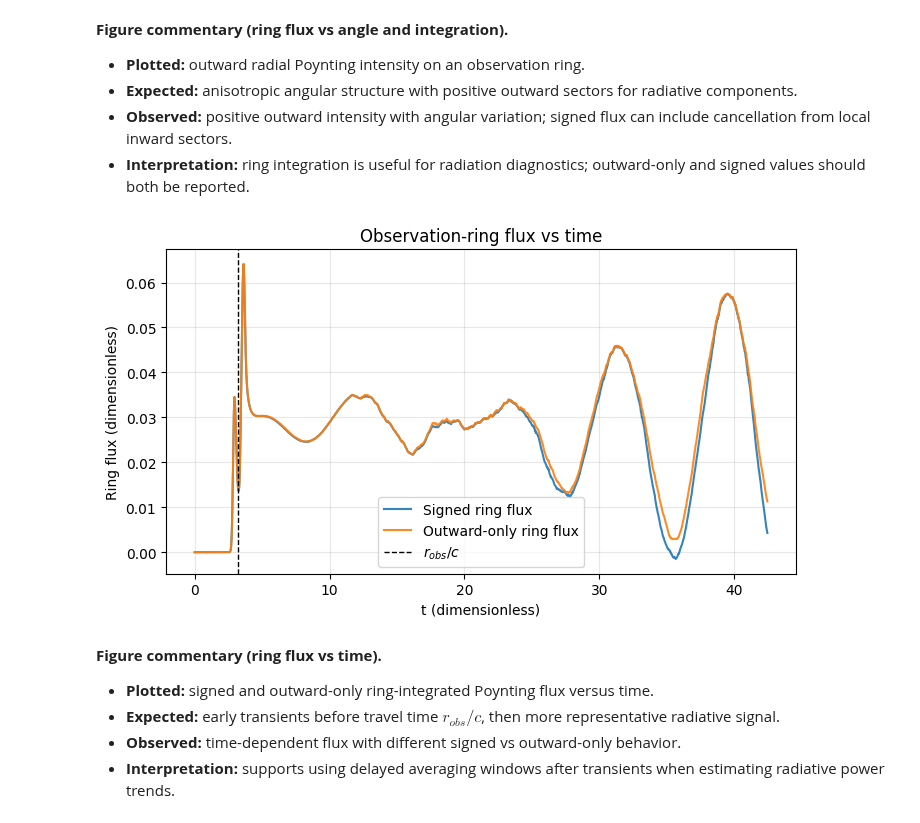
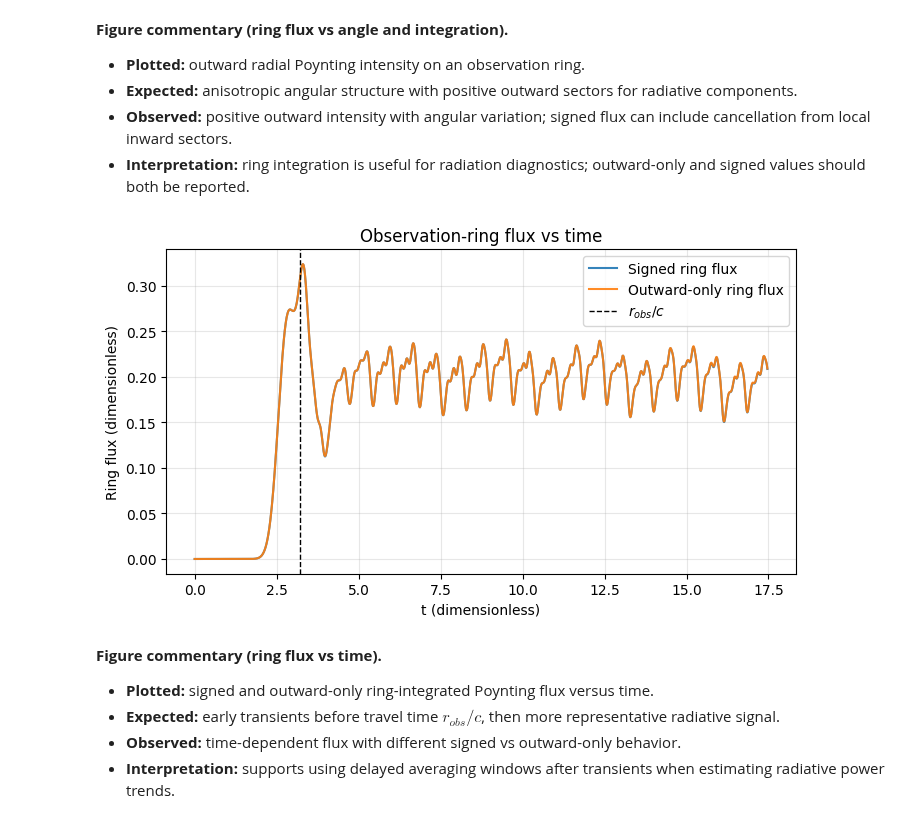
Before and after one commit to joshuaclavecillas/computational-physics, a Jupyter notebook: rotating_amorphous_dipole_fdtd_final_project_take3.ipynb, the cells around one changed output. Drawn from its saved outputs; the diff is of its cells as text; code cells hidden in the pictures.

```diff
--- a/rotating_amorphous_dipole_fdtd_final_project_take3.ipynb
+++ b/rotating_amorphous_dipole_fdtd_final_project_take3.ipynb
@@ -42,17 +43,16 @@ def make_grid(Nx, Ny, Lx=10.0, Ly=10.0):
     X, Y = np.meshgrid(x, y, indexing='xy')
     return x, y, X, Y, dx, dy
 
-Nx = Ny = 2000
-Lx = Ly = 10.0
+Nx = Ny = 2500
+Lx = Ly = 7.0
 x, y, X, Y, dx, dy = make_grid(Nx=Nx, Ny=Ny, Lx=Lx, Ly=Ly)
 
-dt = 0.6 * min(dx, dy) / c
+dt = 0.7 * min(dx, dy) / c
 cfl = c * dt / dx
 cfl_limit_2d = 1.0 / np.sqrt(2.0)
 is_stable = cfl <= cfl_limit_2d
 
 print(f"dx = {dx:.6f}")
-print(f"dt = {dt:.6f}")
 print(f"dt = {dt:.6f}")
 print(f"c = {c:.6f}")
 print(f"CFL = c*dt/dx = {cfl:.6f}")
@@ -603,9 +810,25 @@ plt.show()
 - **Interpretation:** qualitatively supports radiation-like transport with near-field/reactive components.
 # %%
 # Radiation intensity on observation ring (last snapshot)
-Sx, Sy = compute_poynting(result['Ex'], result['Ey'], result['Bz'], mu0=mu0)
+if 'result' in globals():
+    result_ring = result
+    X_ring, Y_ring = X, Y
+elif 'selected_result' in globals():
+    result_ring = selected_result
+    X_ring = X_sel if 'X_sel' in globals() else X
+    Y_ring = Y_sel if 'Y_sel' in globals() else Y
+elif 'result_data' in globals():
+    result_ring = result_data
+    X_ring = X_sel if 'X_sel' in globals() else X
+    Y_ring = Y_sel if 'Y_sel' in globals() else Y
+else:
+    raise NameError("No simulation result found. Run a simulation cell first.")
+
+r_obs_ring = r_obs_main if 'r_obs_main' in globals() else 3.2
+
+Sx, Sy = compute_poynting(result_ring['Ex'], result_ring['Ey'], result_ring['Bz'], mu0=mu0)
 theta, Sr, intensity, dtheta, flux_signed_last, flux_out_last = measure_flux_ring(
-    Sx, Sy, X, Y, r_obs=r_obs_main, ntheta=360
+    Sx, Sy, X_ring, Y_ring, r_obs=r_obs_ring, ntheta=360
 )
 
 fig = plt.figure(figsize=(6, 5))
@@ -631,19 +854,30 @@ Last-step outward-only ring flux: 1.129619e-02
 - **Interpretation:** ring integration is useful for radiation diagnostics; outward-only and signed values should both be reported.
 # %%
 # Ring flux vs time (main run)
+if 'result' in globals():
+	result_plot = result
+elif 'selected_result' in globals():
+	result_plot = selected_result
+elif 'result_ring' in globals():
+	result_plot = result_ring
+else:
+	raise NameError("No simulation result found. Run a simulation cell first.")
+
+r_obs_plot = r_obs_main if 'r_obs_main' in globals() else result_plot.get('transient_time_est', 3.2)
+
 fig, ax = plt.subplots(figsize=(7.2, 4.2))
-ax.plot(result['t'], result['flux_signed'], label='Signed ring flux', alpha=0.9)
-ax.plot(result['t'], result['flux_outward'], label='Outward-only ring flux', alpha=0.9)
-ax.axvline(r_obs_main / c, color='k', ls='--', lw=1.0, label='$r_{obs}/c$')
+ax.plot(result_plot['t'], result_plot['flux_signed'], label='Signed ring flux', alpha=0.9)
+ax.plot(result_plot['t'], result_plot['flux_outward'], label='Outward-only ring flux', alpha=0.9)
+ax.axvline(r_obs_plot / c, color='k', ls='--', lw=1.0, label='$r_{obs}/c$')
 ax.set_title('Observation-ring flux vs time')
 ax.set_xlabel('t (dimensionless)')
 ax.set_ylabel('Ring flux (dimensionless)')
 ax.grid(alpha=0.3)
 ax.legend()
 plt.tight_layout()
 plt.show()
 # %% [output]
-[figure, old version]
+[figure, new version]
 # %% [markdown]
 **Figure commentary (ring flux vs time).**
 - **Plotted:** signed and outward-only ring-integrated Poynting flux versus time.
```
Also changed, not shown: parts of 16 cells of this notebook.
